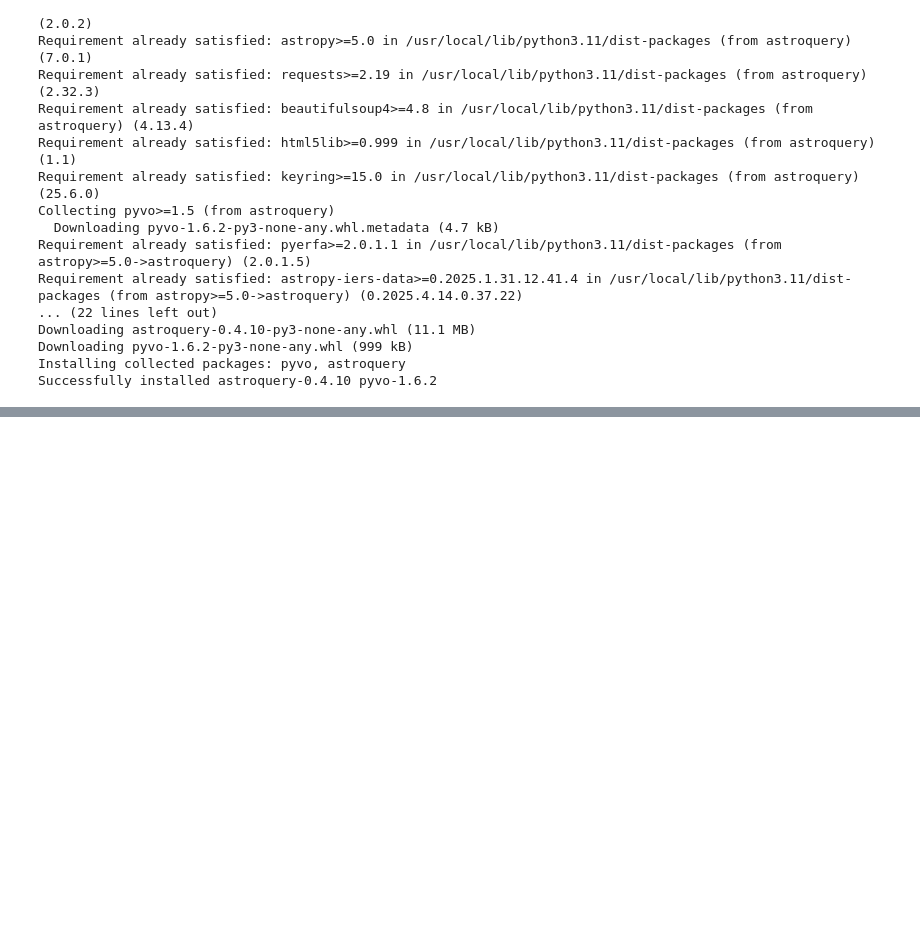
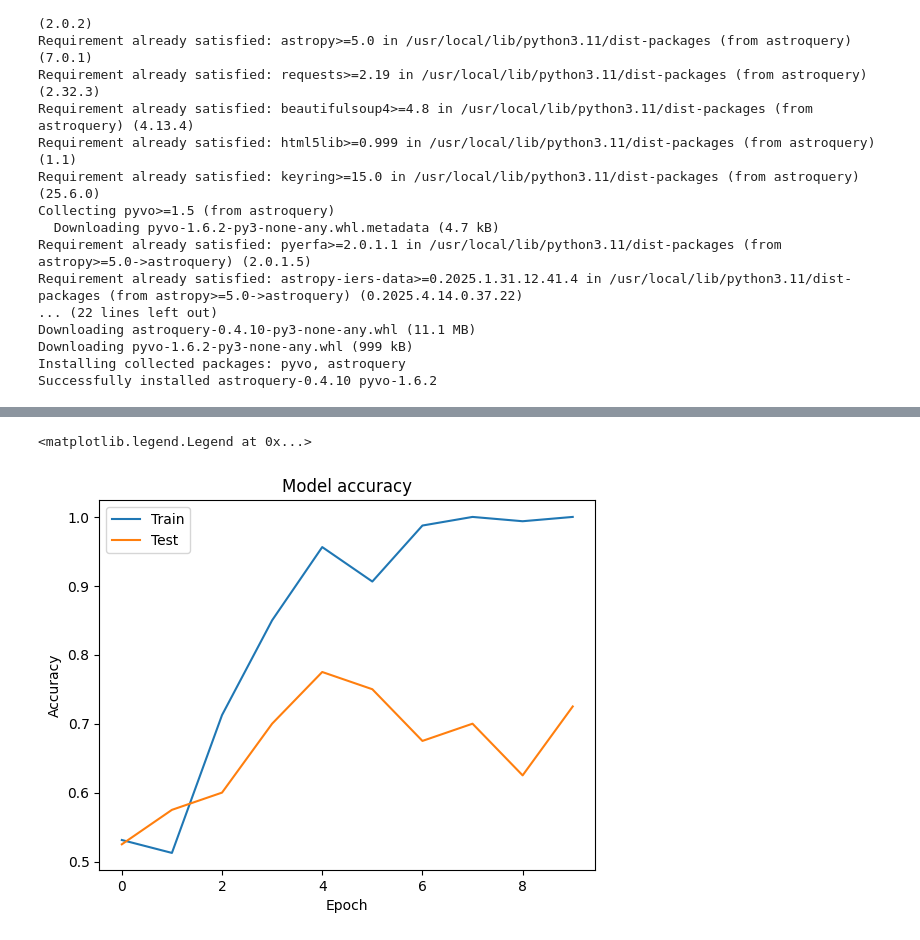
Before and after one commit to csabiu/KAML-2025, a Jupyter notebook: KAML_images.ipynb, the cells around one changed output, grey strips where cells are left out. Saved outputs shown, nothing was run; the diff lists cells and outputs as text; code cells hidden in the pictures; blank space fills up the shorter version.

```diff
--- a/KAML_images.ipynb
+++ b/KAML_images.ipynb
@@ -167,0 +122,10 @@ df
+# %%
+# test train split
+from sklearn.model_selection import train_test_split
+X_train, X_test, y_train, y_test = train_test_split(X, y, test_size=0.2, random_state=42)
+
+# check resultant array shapes
+print(X_train.shape)
+print(y_train.shape)
+print(X_test.shape)
+print(y_test.shape)
@@ -167,0 +137,20 @@ df
+# %%
+# a simple CNN classification model
+import tensorflow as tf
+from tensorflow.keras import layers, models
+
+model = models.Sequential()
+model.add(layers.Conv2D(32, (3, 3), activation='relu', input_shape=(128, 128, 1)))
+model.add(layers.MaxPooling2D((2, 2)))
+model.add(layers.Conv2D(64, (3, 3), activation='relu'))
+model.add(layers.MaxPooling2D((2, 2)))
+model.add(layers.Conv2D(64, (3, 3), activation='relu'))
+model.add(layers.Flatten())
+model.add(layers.Dense(64, activation='relu'))
+model.add(layers.Dense(1, activation='sigmoid'))
+
+model.compile(optimizer='adam',
+              loss='binary_crossentropy',
+              metrics=['accuracy'])
+
+model.summary()
@@ -167,0 +181,2 @@ df
+# %%
+hist = model.fit(X_train, y_train, epochs=10, validation_data=(X_test, y_test))
@@ -167,0 +204,11 @@ df
+# %%
+# plot training and validation accuracy
+plt.plot(hist.history['accuracy'])
+plt.plot(hist.history['val_accuracy'])
+plt.title('Model accuracy')
+plt.ylabel('Accuracy')
+plt.xlabel('Epoch')
+plt.legend(['Train', 'Test'], loc='upper left')
+# %% [output]
+<matplotlib.legend.Legend at 0x...>
+[figure, added]
```
Also changed, not shown: parts of 13 cells of this notebook.
